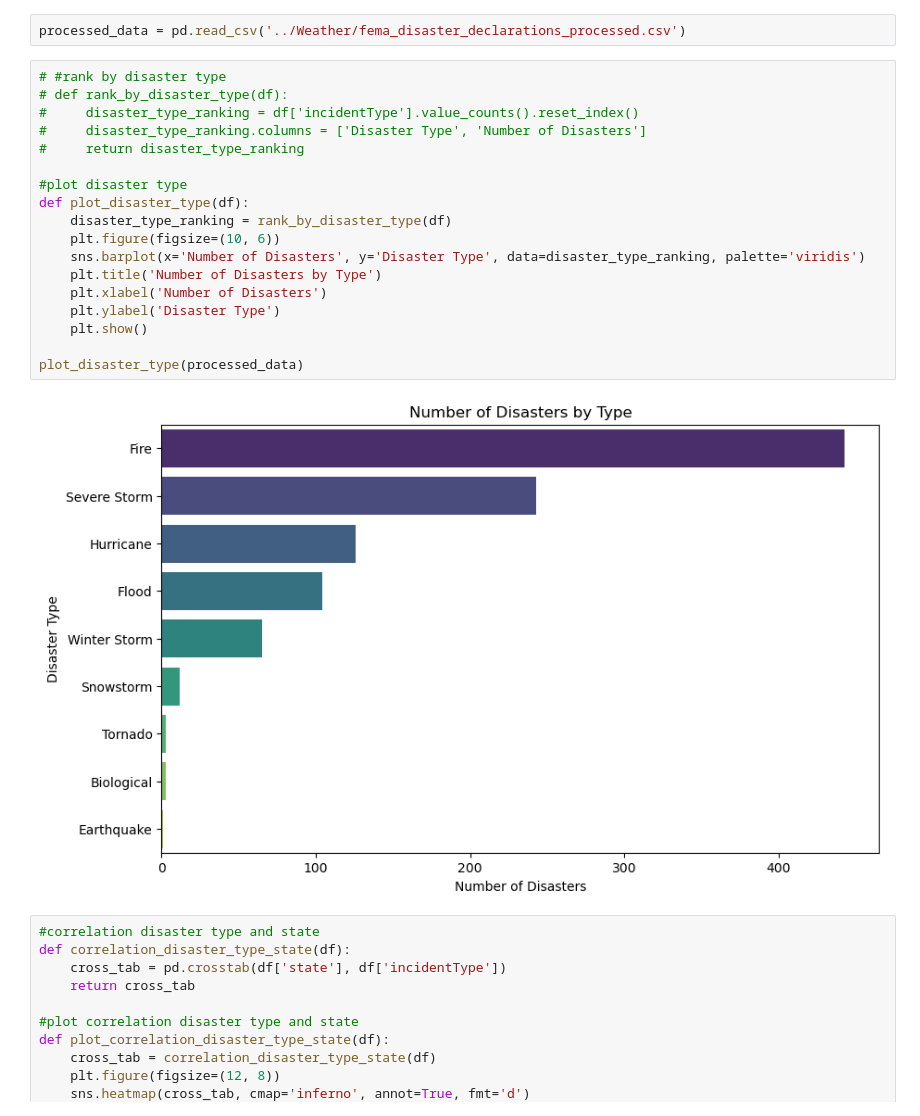
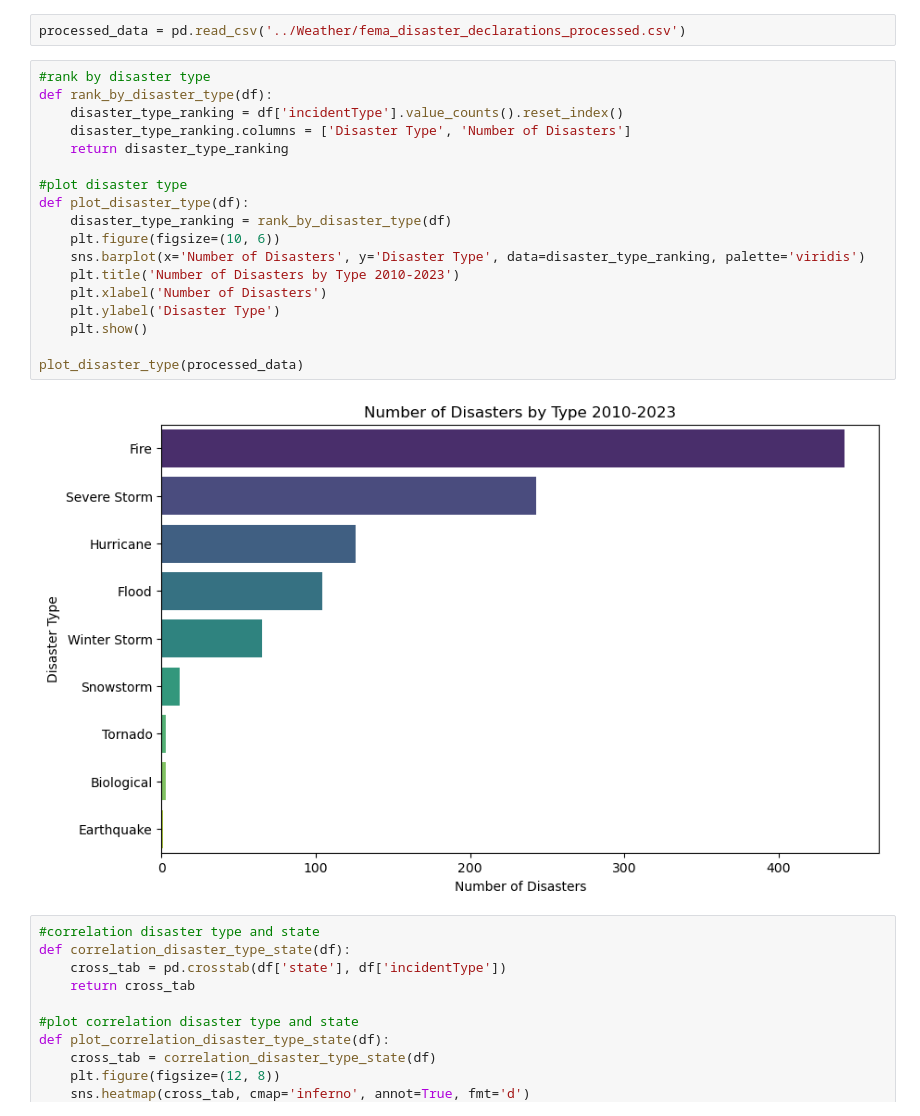
Before and after one commit to dfquinn23/Project_1, a Jupyter notebook: Weather/fema-data-analysis-notebook.ipynb, the cells around one changed output. Cells and saved outputs as stored; diff of their text form.

```diff
--- a/Weather/fema-data-analysis-notebook.ipynb
+++ b/Weather/fema-data-analysis-notebook.ipynb
@@ -138,25 +138,25 @@ Analysis complete.
 # %%
 processed_data = pd.read_csv('../Weather/fema_disaster_declarations_processed.csv')
 # %%
-# #rank by disaster type
-# def rank_by_disaster_type(df):
-#     disaster_type_ranking = df['incidentType'].value_counts().reset_index()
-#     disaster_type_ranking.columns = ['Disaster Type', 'Number of Disasters']
-#     return disaster_type_ranking
+#rank by disaster type
+def rank_by_disaster_type(df):
+    disaster_type_ranking = df['incidentType'].value_counts().reset_index()
+    disaster_type_ranking.columns = ['Disaster Type', 'Number of Disasters']
+    return disaster_type_ranking
 
 #plot disaster type
 def plot_disaster_type(df):
     disaster_type_ranking = rank_by_disaster_type(df)
     plt.figure(figsize=(10, 6))
     sns.barplot(x='Number of Disasters', y='Disaster Type', data=disaster_type_ranking, palette='viridis')
-    plt.title('Number of Disasters by Type')
+    plt.title('Number of Disasters by Type 2010-2023')
     plt.xlabel('Number of Disasters')
     plt.ylabel('Disaster Type')
     plt.show()
 
 plot_disaster_type(processed_data)
 # %% [output]
-[figure, old version]
+[figure, new version]
 # %%
 #correlation disaster type and state
 def correlation_disaster_type_state(df):
```
Also changed, not shown: 1 other file.
